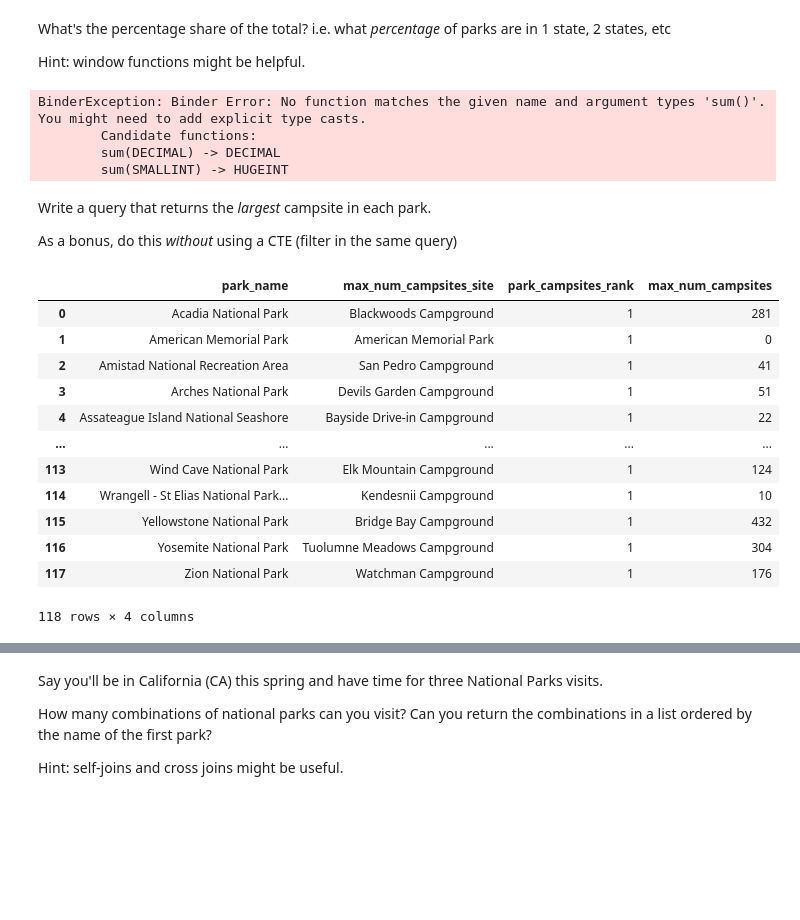
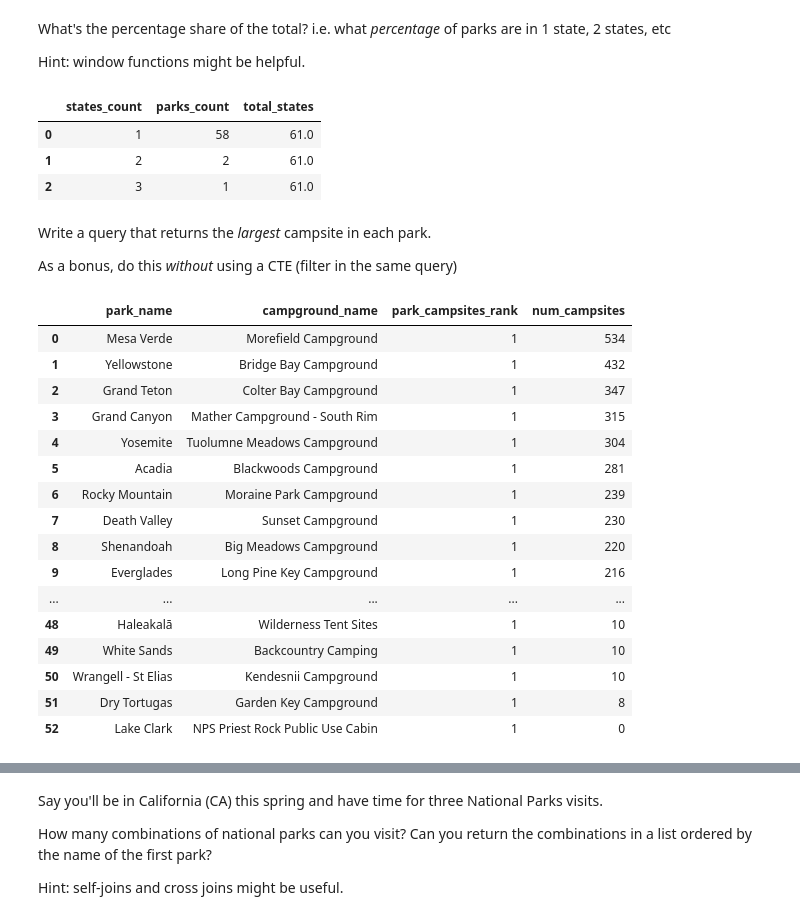
Before and after one commit to educifuentes/fundamentals-of-data-transformation-4554074, a Jupyter notebook: course/02-sql/exercises/blank-excercise edu.ipynb, the cells around one changed output, grey strips where cells are left out. Saved outputs shown, nothing was run; the diff lists cells and outputs as text; code cells hidden in the pictures; blank space fills up the shorter version.

```diff
--- a/course/02-sql/exercises/blank-excercise edu.ipynb
+++ b/course/02-sql/exercises/blank-excercise edu.ipynb
@@ -203,27 +202,27 @@ What's the percentage share of the total? i.e. what *percentage* of parks are in
 Hint: window functions might be helpful.
 # %%
 %%sql
-
--- pendiente
 
 with states_list as (
     SELECT
         split(states, ',') ::string[] AS states_list,
         len(states_list) as states_count
     from nps_public_data.parks p
+    where designation ILIKE '%National Park%'
 )
 
 select
-states_count,
-  count(*) over (partition by states_count order by states_count desc) as parks_count,
-count(*) / sum(*) over (partition by states_count order by states_count desc) as parks_count
-
+  states_count,
+  count(*) as parks_count,
+  sum(count(*)) over() as total_states
 from states_list
+group by states_count
+order by states_count
 # %% [output]
-BinderException: Binder Error: No function matches the given name and argument types 'sum()'. You might need to add explicit type casts.
-        Candidate functions:
-        sum(DECIMAL) -> DECIMAL
-        sum(SMALLINT) -> HUGEINT
+|  | states_count | parks_count | total_states |
+| 0 | 1 | 58 | 61.0 |
+| 1 | 2 | 2 | 61.0 |
+| 2 | 3 | 1 | 61.0 |
 # %% [markdown]
 Write a query that returns the _largest_ campsite in each park.
 
@@ -231,35 +230,35 @@ As a bonus, do this _without_ using a CTE (filter in the same query)
 # %%
 %%sql
 
--- esta a nivel de campgrounds
--- done
-
 SELECT
-    p.fullname as park_name,
-    FIRST(c.name) OVER (PARTITION BY park_name ORDER BY c.numberofsitesfirstcomefirstserve + c.numberofsitesreservable DESC) as max_num_campsites_site,
-         ROW_NUMBER() OVER (PARTITION BY park_name ORDER BY c.numberofsitesfirstcomefirstserve + c.numberofsitesreservable DESC) as park_campsites_rank,
-        MAX(c.numberofsitesfirstcomefirstserve + c.numberofsitesreservable) OVER (PARTITION BY park_name) as max_num_campsites,
+    p.name as park_name,
+    c.name as campground_name,
+    ROW_NUMBER() OVER (PARTITION BY park_name ORDER BY c.numberofsitesfirstcomefirstserve + c.numberofsitesreservable DESC) as park_campsites_rank,
+    c.numberofsitesfirstcomefirstserve + c.numberofsitesreservable as num_campsites
 
 FROM nps_public_data.campgrounds c
 INNER JOIN nps_public_data.parks p
-    ON c.parkcode = p.parkcode
+    ON c.parkcode = p.parkcode and p.designation ILIKE '%National Park%'
 QUALIFY park_campsites_rank = 1
-
-ORDER BY park_name
+order by num_campsites desc, park_name
 # %% [output]
-|  | park_name | max_num_campsites_site | park_campsites_rank | max_num_campsites |
-| 0 | Acadia National Park | Blackwoods Campground | 1 | 281 |
-| 1 | American Memorial Park | American Memorial Park | 1 | 0 |
-| 2 | Amistad National Recreation Area | San Pedro Campground | 1 | 41 |
-| 3 | Arches National Park | Devils Garden Campground | 1 | 51 |
-| 4 | Assateague Island National Seashore | Bayside Drive-in Campground | 1 | 22 |
+|  | park_name | campground_name | park_campsites_rank | num_campsites |
+| 0 | Mesa Verde | Morefield Campground | 1 | 534 |
+| 1 | Yellowstone | Bridge Bay Campground | 1 | 432 |
+| 2 | Grand Teton | Colter Bay Campground | 1 | 347 |
+| 3 | Grand Canyon | Mather Campground - South Rim | 1 | 315 |
+| 4 | Yosemite | Tuolumne Meadows Campground | 1 | 304 |
+| 5 | Acadia | Blackwoods Campground | 1 | 281 |
+| 6 | Rocky Mountain | Moraine Park Campground | 1 | 239 |
+| 7 | Death Valley | Sunset Campground | 1 | 230 |
+| 8 | Shenandoah | Big Meadows Campground | 1 | 220 |
+| 9 | Everglades | Long Pine Key Campground | 1 | 216 |
 | ... | ... | ... | ... | ... |
-| 113 | Wind Cave National Park | Elk Mountain Campground | 1 | 124 |
-| 114 | Wrangell - St Elias National Park... | Kendesnii Campground | 1 | 10 |
-| 115 | Yellowstone National Park | Bridge Bay Campground | 1 | 432 |
-| 116 | Yosemite National Park | Tuolumne Meadows Campground | 1 | 304 |
-| 117 | Zion National Park | Watchman Campground | 1 | 176 |
+| 48 | Haleakalā | Wilderness Tent Sites | 1 | 10 |
+| 49 | White Sands | Backcountry Camping | 1 | 10 |
+| 50 | Wrangell - St Elias | Kendesnii Campground | 1 | 10 |
+| 51 | Dry Tortugas | Garden Key Campground | 1 | 8 |
+| 52 | Lake Clark | NPS Priest Rock Public Use Cabin | 1 | 0 |
-118 rows × 4 columns
 # %%
 %%sql
 
```
Also changed, not shown: parts of 11 cells of this notebook.
